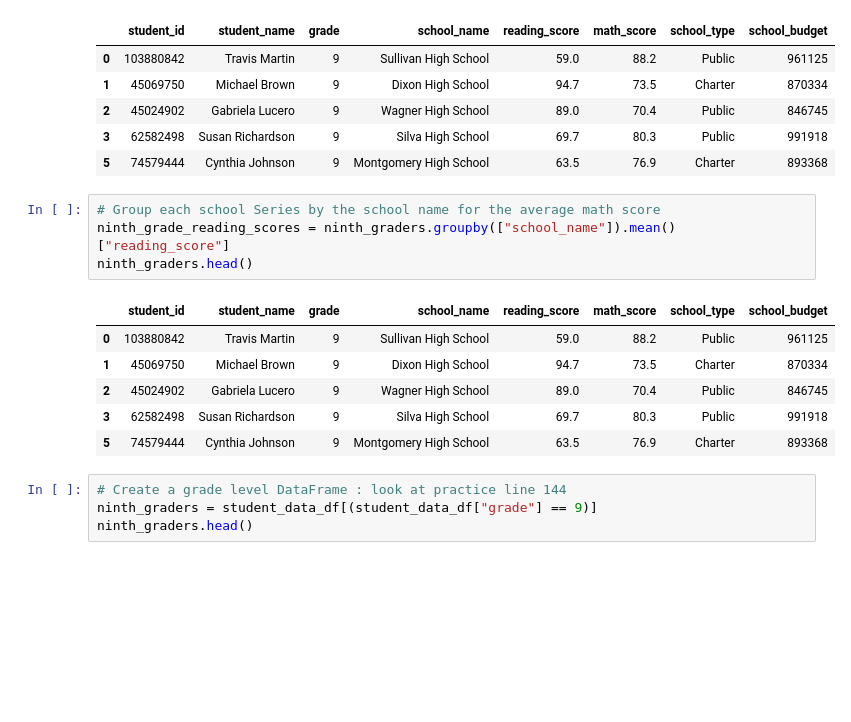
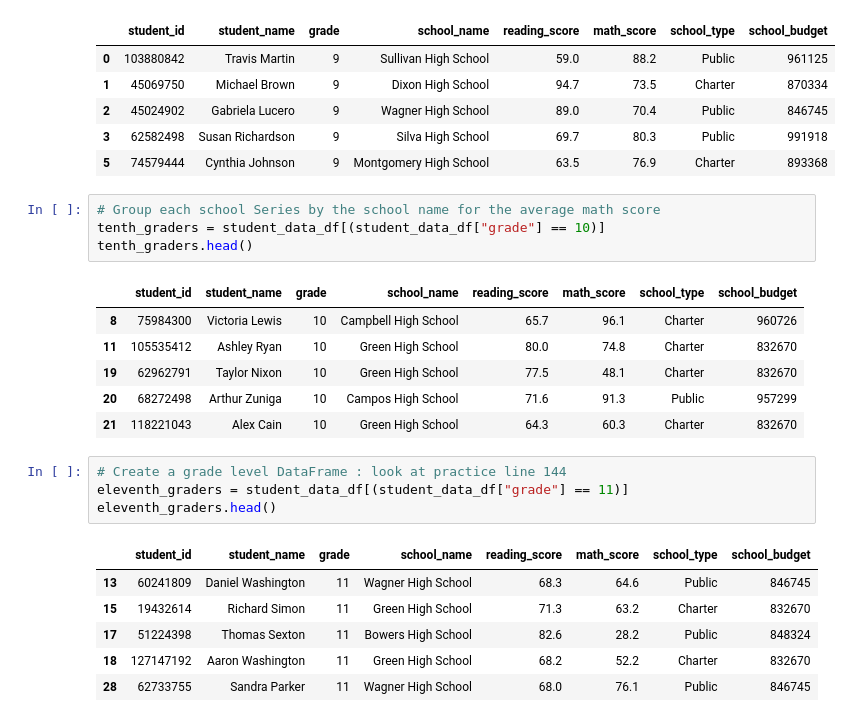
Before and after one commit to LouFoster/Module-4_v2, a Jupyter notebook: Challenge4v2.ipynb, the cells around one changed output. Saved outputs shown, nothing was run; the diff lists cells and outputs as text; blank space fills up the shorter version.

```diff
--- a/Challenge4v2.ipynb
+++ b/Challenge4v2.ipynb
@@ -355,16 +348,23 @@ ninth_graders.head()
 | 5 | 74579444 | Cynthia Johnson | 9 | Montgomery High School | 63.5 | 76.9 | Charter | 893368 |
 # %%
 # Group each school Series by the school name for the average math score
-ninth_grade_reading_scores = ninth_graders.groupby(["school_name"]).mean()["reading_score"]
-ninth_graders.head()
+tenth_graders = student_data_df[(student_data_df["grade"] == 10)]
+tenth_graders.head()
 # %% [output]
 |  | student_id | student_name | grade | school_name | reading_score | math_score | school_type | school_budget |
-| 0 | 103880842 | Travis Martin | 9 | Sullivan High School | 59.0 | 88.2 | Public | 961125 |
-| 1 | 45069750 | Michael Brown | 9 | Dixon High School | 94.7 | 73.5 | Charter | 870334 |
-| 2 | 45024902 | Gabriela Lucero | 9 | Wagner High School | 89.0 | 70.4 | Public | 846745 |
-| 3 | 62582498 | Susan Richardson | 9 | Silva High School | 69.7 | 80.3 | Public | 991918 |
-| 5 | 74579444 | Cynthia Johnson | 9 | Montgomery High School | 63.5 | 76.9 | Charter | 893368 |
+| 8 | 75984300 | Victoria Lewis | 10 | Campbell High School | 65.7 | 96.1 | Charter | 960726 |
+| 11 | 105535412 | Ashley Ryan | 10 | Green High School | 80.0 | 74.8 | Charter | 832670 |
+| 19 | 62962791 | Taylor Nixon | 10 | Green High School | 77.5 | 48.1 | Charter | 832670 |
+| 20 | 68272498 | Arthur Zuniga | 10 | Campos High School | 71.6 | 91.3 | Public | 957299 |
+| 21 | 118221043 | Alex Cain | 10 | Green High School | 64.3 | 60.3 | Charter | 832670 |
-# %%
-# Create a grade level DataFrame : look at practice line 144
-ninth_graders = student_data_df[(student_data_df["grade"] == 9)]
-ninth_graders.head()
+# %%
+# Create a grade level DataFrame : look at practice line 144
+eleventh_graders = student_data_df[(student_data_df["grade"] == 11)]
+eleventh_graders.head()
+# %% [output]
+|  | student_id | student_name | grade | school_name | reading_score | math_score | school_type | school_budget |
+| 13 | 60241809 | Daniel Washington | 11 | Wagner High School | 68.3 | 64.6 | Public | 846745 |
+| 15 | 19432614 | Richard Simon | 11 | Green High School | 71.3 | 63.2 | Charter | 832670 |
+| 17 | 51224398 | Thomas Sexton | 11 | Bowers High School | 82.6 | 28.2 | Public | 848324 |
+| 18 | 127147192 | Aaron Washington | 11 | Green High School | 68.2 | 52.2 | Charter | 832670 |
+| 28 | 62733755 | Sandra Parker | 11 | Wagner High School | 68.0 | 76.1 | Public | 846745 |
```
Also changed, not shown: parts of 11 cells of this notebook.
